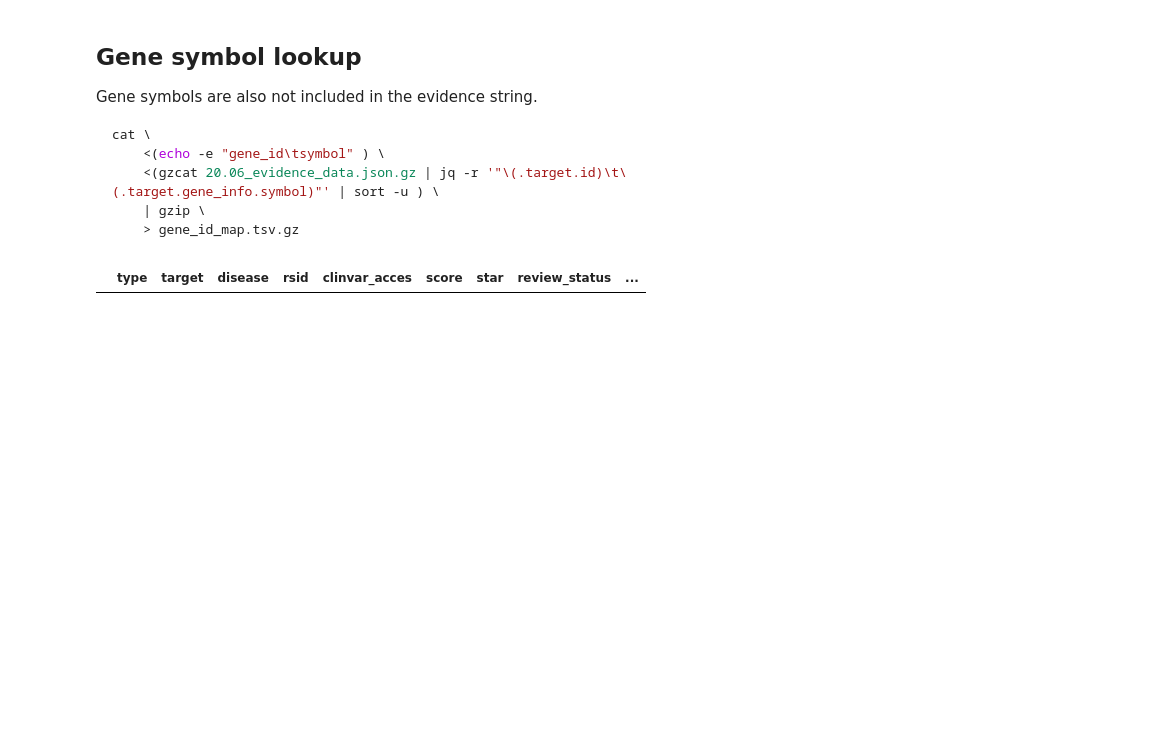
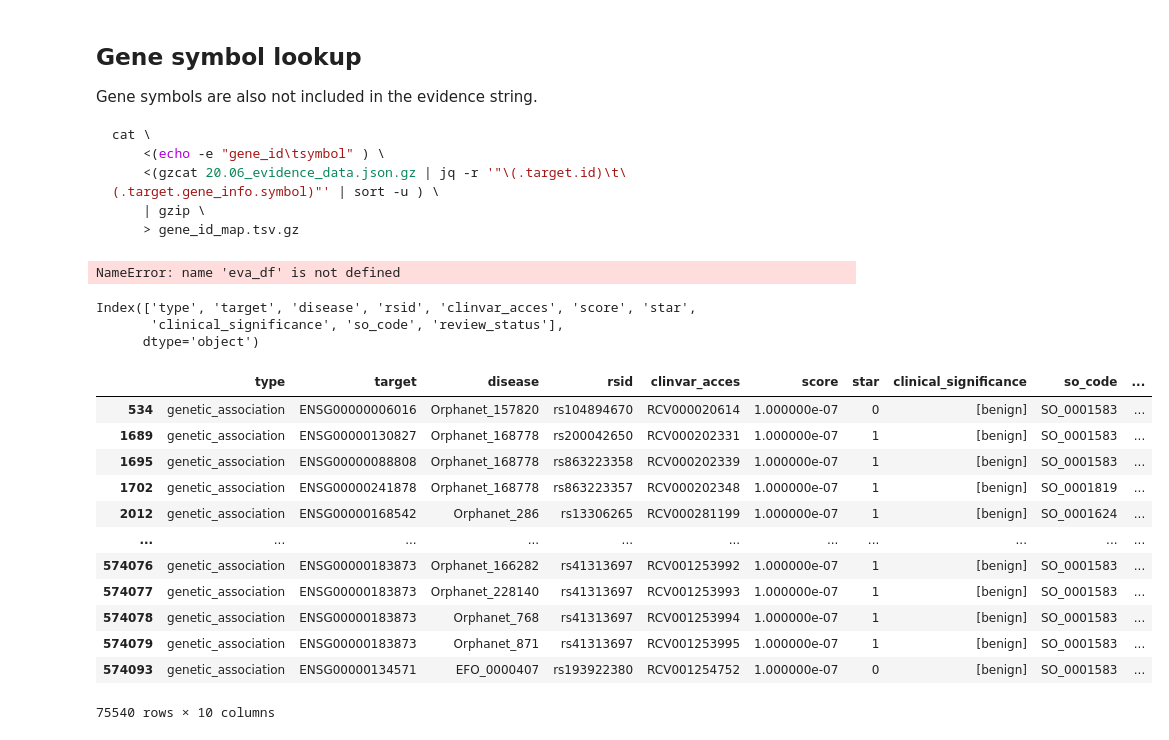
Before and after one commit to DSuveges/random_notebooks, a Jupyter notebook: 2020.10.01_EVA_scoring/Exploring updated EVA data.ipynb, the cells around one changed output. Cells and saved outputs as stored; diff of their text form; code cells hidden in the pictures; blank space fills up the shorter version.

```diff
--- a/2020.10.01_EVA_scoring/Exploring updated EVA data.ipynb
+++ b/2020.10.01_EVA_scoring/Exploring updated EVA data.ipynb
@@ -220,7 +220,29 @@ for efo_id in eva_df.loc[eva_df.label.isna()].disease.unique():
     missing_efo_map[efo_id] = data['_embedded']['terms'][0]['label']
 # %%
 eva_df['label'] = eva_df.apply(lambda row: row['label'] if not isinstance(row['label'], float) else missing_efo_map[row['disease']], axis=1)
-# %%
-eva_df.loc[eva_df['symbol'].isna()]
-# %% [output]
-|  | type | target | disease | rsid | clinvar_acces | score | star | review_status | ... |
+# %%
+eva_df.head()
+# %% [output]
+NameError: name 'eva_df' is not defined
+# %%
+eva_df.columns
+# %% [output]
+Index(['type', 'target', 'disease', 'rsid', 'clinvar_acces', 'score', 'star',
+       'clinical_significance', 'so_code', 'review_status'],
+      dtype='object')
+# %%
+eva_df.loc[eva_df.clinical_significance.apply(lambda x: 'benign' in x)]
+# %% [output]
+|  | type | target | disease | rsid | clinvar_acces | score | star | clinical_significance | so_code | ... |
+| 534 | genetic_association | ENSG00000006016 | Orphanet_157820 | rs104894670 | RCV000020614 | 1.000000e-07 | 0 | [benign] | SO_0001583 | ... |
+| 1689 | genetic_association | ENSG00000130827 | Orphanet_168778 | rs200042650 | RCV000202331 | 1.000000e-07 | 1 | [benign] | SO_0001583 | ... |
+| 1695 | genetic_association | ENSG00000088808 | Orphanet_168778 | rs863223358 | RCV000202339 | 1.000000e-07 | 1 | [benign] | SO_0001583 | ... |
+| 1702 | genetic_association | ENSG00000241878 | Orphanet_168778 | rs863223357 | RCV000202348 | 1.000000e-07 | 1 | [benign] | SO_0001819 | ... |
+| 2012 | genetic_association | ENSG00000168542 | Orphanet_286 | rs13306265 | RCV000281199 | 1.000000e-07 | 1 | [benign] | SO_0001624 | ... |
+| ... | ... | ... | ... | ... | ... | ... | ... | ... | ... | ... |
+| 574076 | genetic_association | ENSG00000183873 | Orphanet_166282 | rs41313697 | RCV001253992 | 1.000000e-07 | 1 | [benign] | SO_0001583 | ... |
+| 574077 | genetic_association | ENSG00000183873 | Orphanet_228140 | rs41313697 | RCV001253993 | 1.000000e-07 | 1 | [benign] | SO_0001583 | ... |
+| 574078 | genetic_association | ENSG00000183873 | Orphanet_768 | rs41313697 | RCV001253994 | 1.000000e-07 | 1 | [benign] | SO_0001583 | ... |
+| 574079 | genetic_association | ENSG00000183873 | Orphanet_871 | rs41313697 | RCV001253995 | 1.000000e-07 | 1 | [benign] | SO_0001583 | ... |
+| 574093 | genetic_association | ENSG00000134571 | EFO_0000407 | rs193922380 | RCV001254752 | 1.000000e-07 | 0 | [benign] | SO_0001583 | ... |
+75540 rows × 10 columns
```
Also changed, not shown: parts of 2 cells of this notebook, 4 other files.
